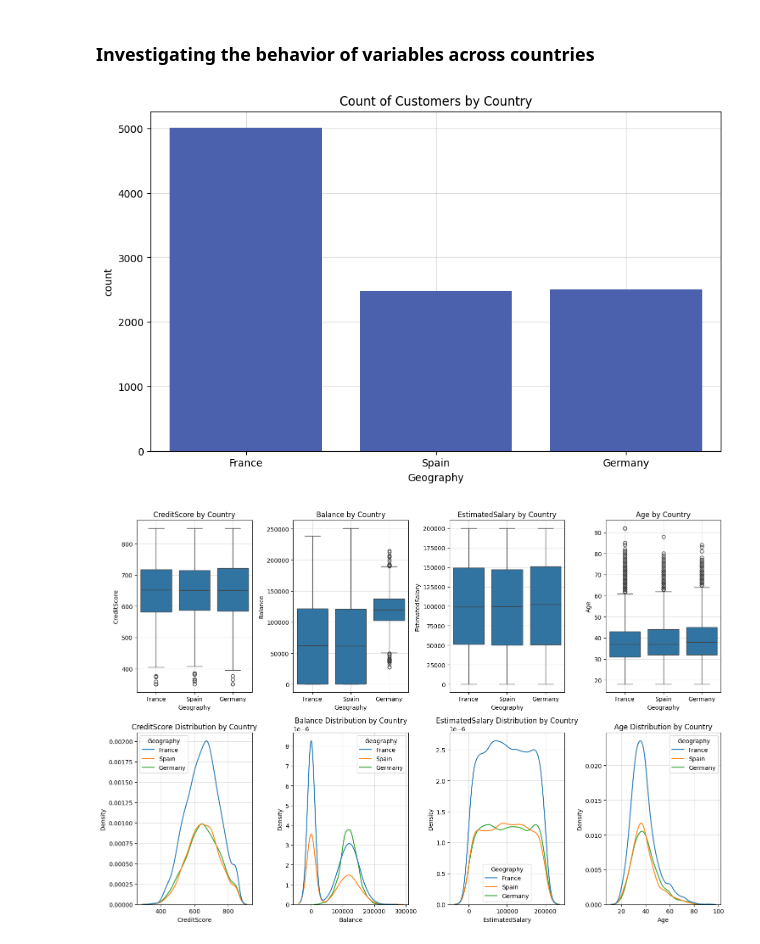
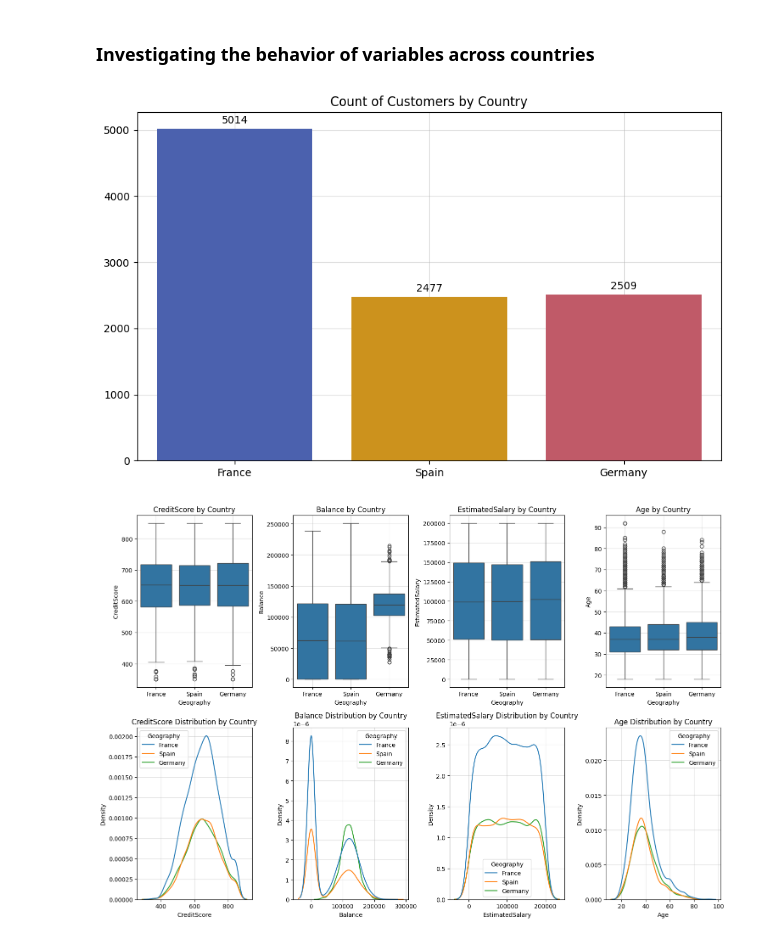
Before and after one commit to davirpp/Desafio-DS-Indicium, a Jupyter notebook: eda.ipynb, the cells around one changed output. Cells and saved outputs as stored; diff of their text form; code cells hidden in the pictures.

```diff
--- a/eda.ipynb
+++ b/eda.ipynb
@@ -184,12 +211,18 @@ plt.show()
 ### Investigating the behavior of variables across countries
 # %%
 plt.figure(figsize=(10, 6))
-sns.countplot(data=df, x='Geography', color='#3a58bf', zorder=10)
+sns.countplot(data=df, x='Geography', zorder=10, palette=['#3a58bf', '#e99c00', '#d1495b'])
 plt.title('Count of Customers by Country')
 plt.grid(alpha=.4, zorder=-10)
+plt.xlabel('')
+plt.ylabel('')
+
+for i in plt.gca().containers:
+    plt.bar_label(i, fmt='%.0f', padding=3)
+
 plt.show()
 # %% [output]
-[figure, old version]
+[figure, new version]
 # %%
 plt.figure(figsize=(15, 10))
 
```
Also changed, not shown: parts of 6 cells of this notebook.
